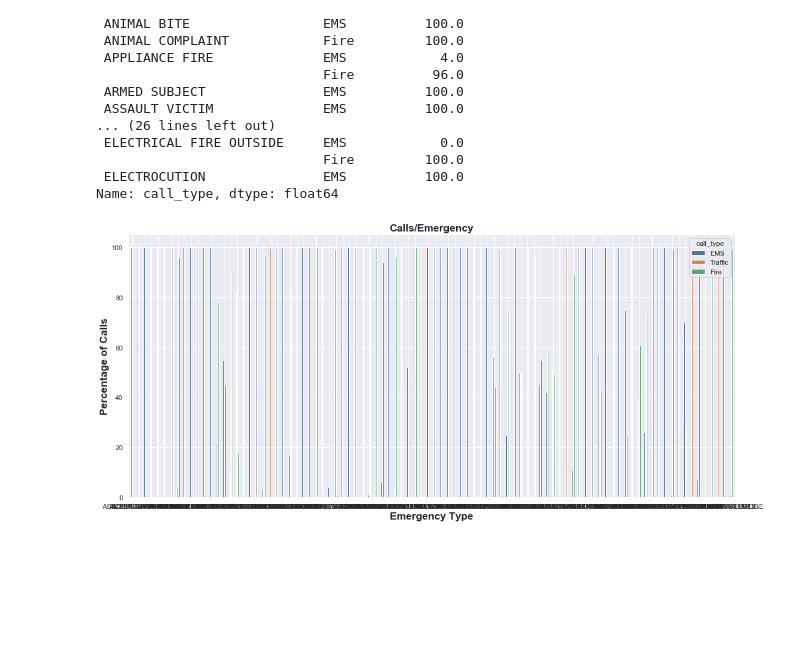
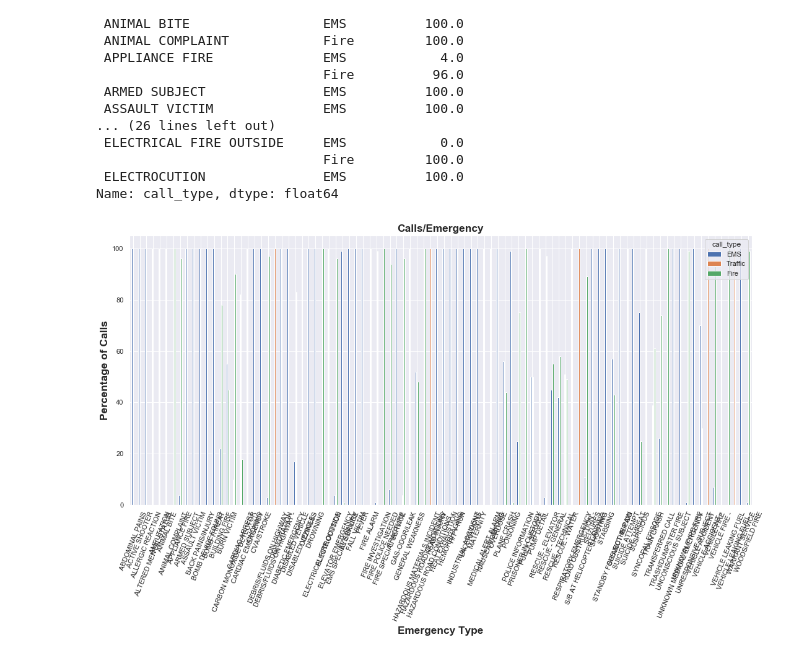
Before and after one commit to Akansha-Jaisinghani/visualizing-911-dataset, a Jupyter notebook: Untitled2.ipynb, the cells around one changed output. Drawn from its saved outputs; the diff is of its cells as text; code cells hidden in the pictures; blank space fills up the shorter version.

```diff
--- a/Untitled2.ipynb
+++ b/Untitled2.ipynb
@@ -287,10 +287,10 @@ Name: call_type, dtype: float64
 # %%
 sns.set(rc={'figure.figsize':(18, 8)})
 emergency_data_percentage.unstack().plot(kind='bar')
 plt.xlabel('Emergency Type', fontdict=font)
 plt.ylabel('Percentage of Calls', fontdict=font)
-plt.xticks(rotation=0)
+plt.xticks(rotation=68)
 plt.title('Calls/Emergency', fontdict=font)
 plt.savefig('3.png')
 # %% [output]
-[figure, old version]
+[figure, new version]
```
Also changed, not shown: parts of 2 cells of this notebook.
